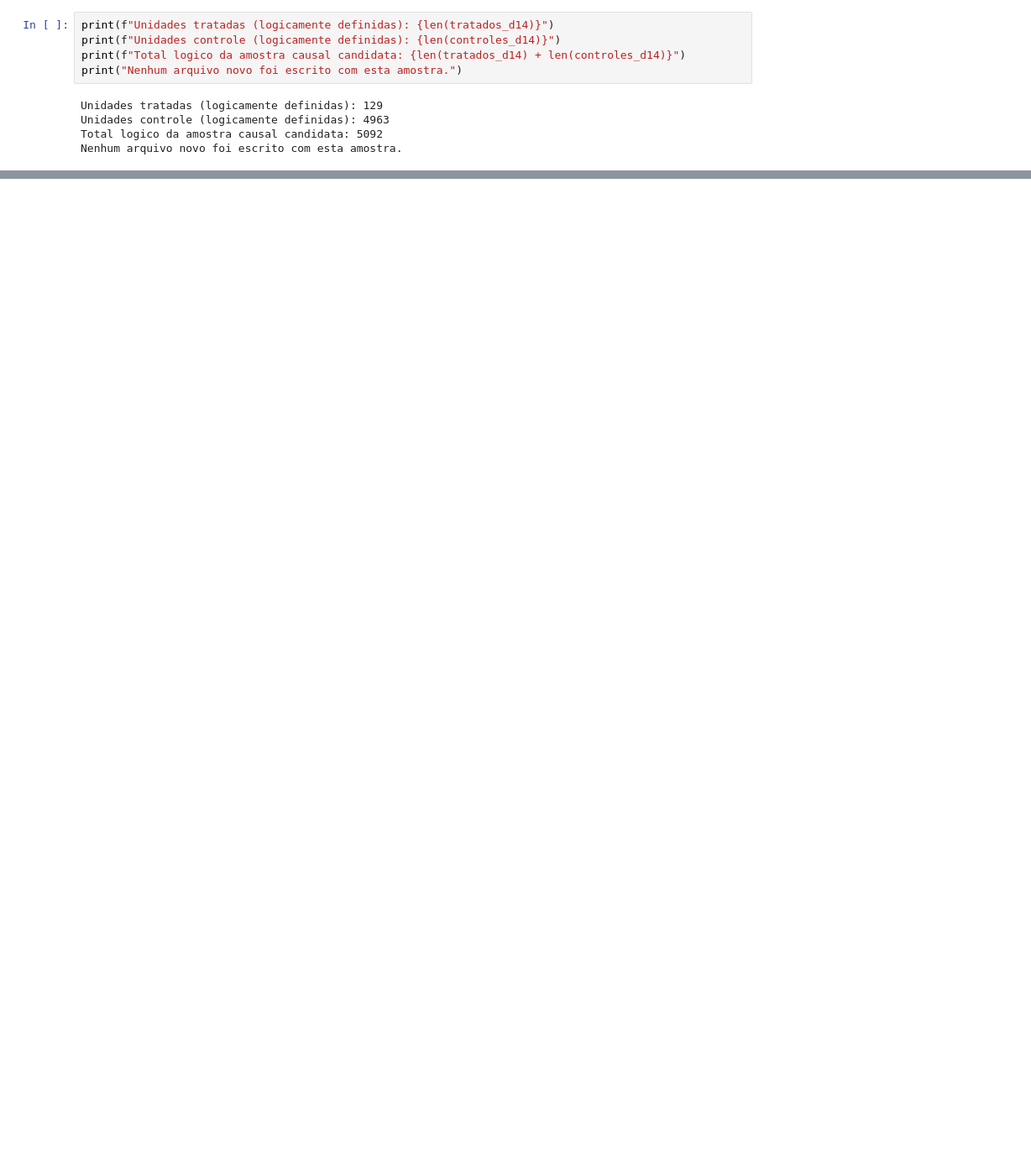
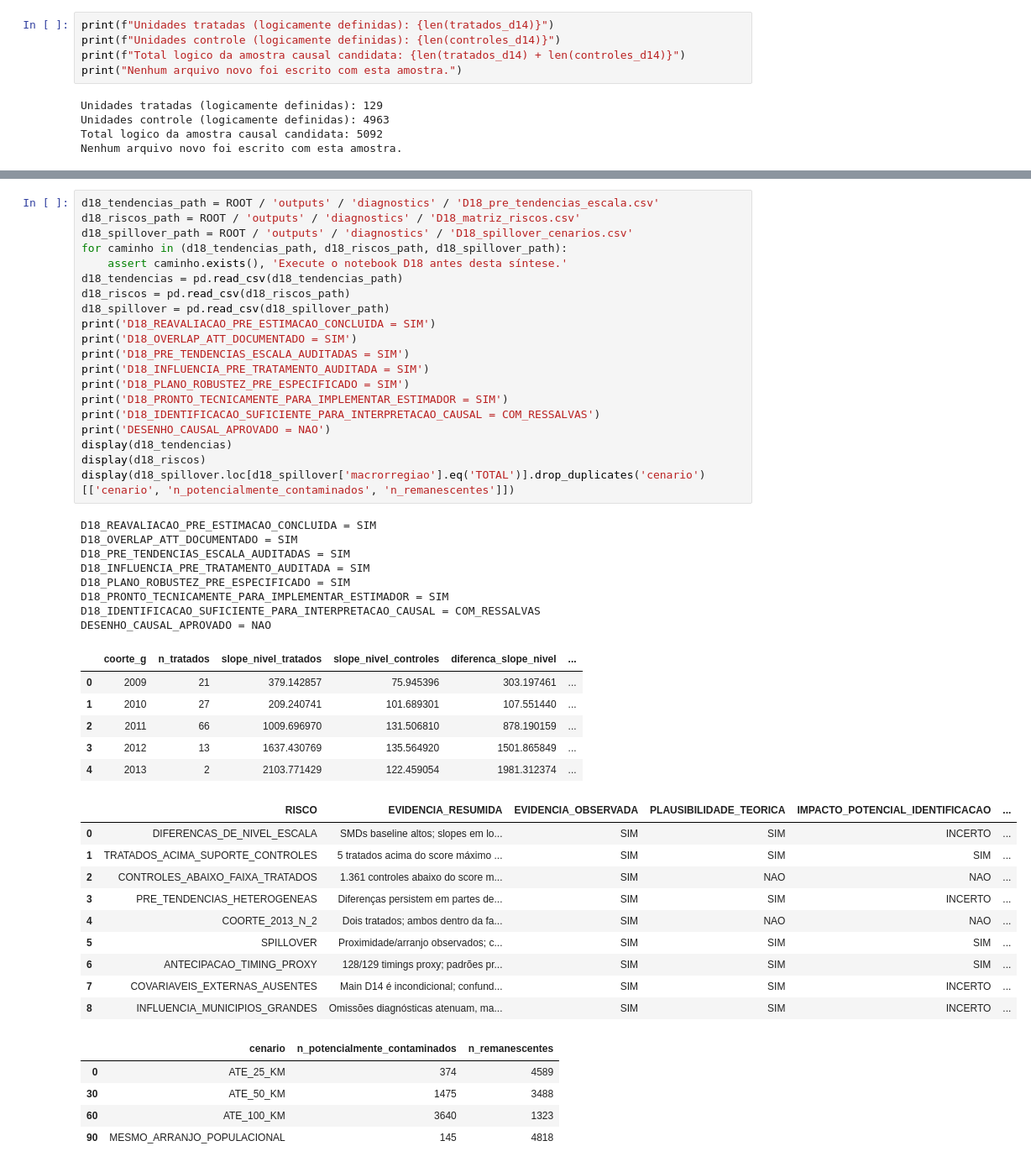
Before and after one commit to ariel-velardo/data-science-projects, a Jupyter notebook: projetos/big-data-expansao-rede-federal-economia-municipal/notebooks/01_analise_expansao_rede_federal_economia_municipal.ipynb, the cells around one changed output, grey strips where cells are left out. Shown at 84% size. Saved outputs shown, nothing was run; the diff lists cells and outputs as text; blank space fills up the shorter version.

```diff
--- a/projetos/big-data-expansao-rede-federal-economia-municipal/notebooks/01_analise_expansao_rede_federal_economia_municipal.ipynb
+++ b/projetos/big-data-expansao-rede-federal-economia-municipal/notebooks/01_analise_expansao_rede_federal_economia_municipal.ipynb
@@ -1863,0 +1999,50 @@ neste notebook.
+# %%
+d18_tendencias_path = ROOT / 'outputs' / 'diagnostics' / 'D18_pre_tendencias_escala.csv'
+d18_riscos_path = ROOT / 'outputs' / 'diagnostics' / 'D18_matriz_riscos.csv'
+d18_spillover_path = ROOT / 'outputs' / 'diagnostics' / 'D18_spillover_cenarios.csv'
+for caminho in (d18_tendencias_path, d18_riscos_path, d18_spillover_path):
+    assert caminho.exists(), 'Execute o notebook D18 antes desta síntese.'
+d18_tendencias = pd.read_csv(d18_tendencias_path)
+d18_riscos = pd.read_csv(d18_riscos_path)
+d18_spillover = pd.read_csv(d18_spillover_path)
+print('D18_REAVALIACAO_PRE_ESTIMACAO_CONCLUIDA = SIM')
+print('D18_OVERLAP_ATT_DOCUMENTADO = SIM')
+print('D18_PRE_TENDENCIAS_ESCALA_AUDITADAS = SIM')
+print('D18_INFLUENCIA_PRE_TRATAMENTO_AUDITADA = SIM')
+print('D18_PLANO_ROBUSTEZ_PRE_ESPECIFICADO = SIM')
+print('D18_PRONTO_TECNICAMENTE_PARA_IMPLEMENTAR_ESTIMADOR = SIM')
+print('D18_IDENTIFICACAO_SUFICIENTE_PARA_INTERPRETACAO_CAUSAL = COM_RESSALVAS')
+print('DESENHO_CAUSAL_APROVADO = NAO')
+display(d18_tendencias)
+display(d18_riscos)
+display(d18_spillover.loc[d18_spillover['macrorregiao'].eq('TOTAL')].drop_duplicates('cenario')[['cenario', 'n_potencialmente_contaminados', 'n_remanescentes']])
+# %% [output]
+D18_REAVALIACAO_PRE_ESTIMACAO_CONCLUIDA = SIM
+D18_OVERLAP_ATT_DOCUMENTADO = SIM
+D18_PRE_TENDENCIAS_ESCALA_AUDITADAS = SIM
+D18_INFLUENCIA_PRE_TRATAMENTO_AUDITADA = SIM
+D18_PLANO_ROBUSTEZ_PRE_ESPECIFICADO = SIM
+D18_PRONTO_TECNICAMENTE_PARA_IMPLEMENTAR_ESTIMADOR = SIM
+D18_IDENTIFICACAO_SUFICIENTE_PARA_INTERPRETACAO_CAUSAL = COM_RESSALVAS
+DESENHO_CAUSAL_APROVADO = NAO
+|  | coorte_g | n_tratados | slope_nivel_tratados | slope_nivel_controles | diferenca_slope_nivel | ... |
+| 0 | 2009 | 21 | 379.142857 | 75.945396 | 303.197461 | ... |
+| 1 | 2010 | 27 | 209.240741 | 101.689301 | 107.551440 | ... |
+| 2 | 2011 | 66 | 1009.696970 | 131.506810 | 878.190159 | ... |
+| 3 | 2012 | 13 | 1637.430769 | 135.564920 | 1501.865849 | ... |
+| 4 | 2013 | 2 | 2103.771429 | 122.459054 | 1981.312374 | ... |
+|  | RISCO | EVIDENCIA_RESUMIDA | EVIDENCIA_OBSERVADA | PLAUSIBILIDADE_TEORICA | IMPACTO_POTENCIAL_IDENTIFICACAO | ... |
+| 0 | DIFERENCAS_DE_NIVEL_ESCALA | SMDs baseline altos; slopes em lo... | SIM | SIM | INCERTO | ... |
+| 1 | TRATADOS_ACIMA_SUPORTE_CONTROLES | 5 tratados acima do score máximo ... | SIM | SIM | SIM | ... |
+| 2 | CONTROLES_ABAIXO_FAIXA_TRATADOS | 1.361 controles abaixo do score m... | SIM | NAO | NAO | ... |
+| 3 | PRE_TENDENCIAS_HETEROGENEAS | Diferenças persistem em partes de... | SIM | SIM | INCERTO | ... |
+| 4 | COORTE_2013_N_2 | Dois tratados; ambos dentro da fa... | SIM | NAO | NAO | ... |
+| 5 | SPILLOVER | Proximidade/arranjo observados; c... | SIM | SIM | SIM | ... |
+| 6 | ANTECIPACAO_TIMING_PROXY | 128/129 timings proxy; padrões pr... | SIM | SIM | SIM | ... |
+| 7 | COVARIAVEIS_EXTERNAS_AUSENTES | Main D14 é incondicional; confund... | SIM | SIM | INCERTO | ... |
+| 8 | INFLUENCIA_MUNICIPIOS_GRANDES | Omissões diagnósticas atenuam, ma... | SIM | SIM | INCERTO | ... |
+|  | cenario | n_potencialmente_contaminados | n_remanescentes |
+| 0 | ATE_25_KM | 374 | 4589 |
+| 30 | ATE_50_KM | 1475 | 3488 |
+| 60 | ATE_100_KM | 3640 | 1323 |
+| 90 | MESMO_ARRANJO_POPULACIONAL | 145 | 4818 |
```
Also changed, not shown: parts of 21 cells of this notebook, 35 other files.
